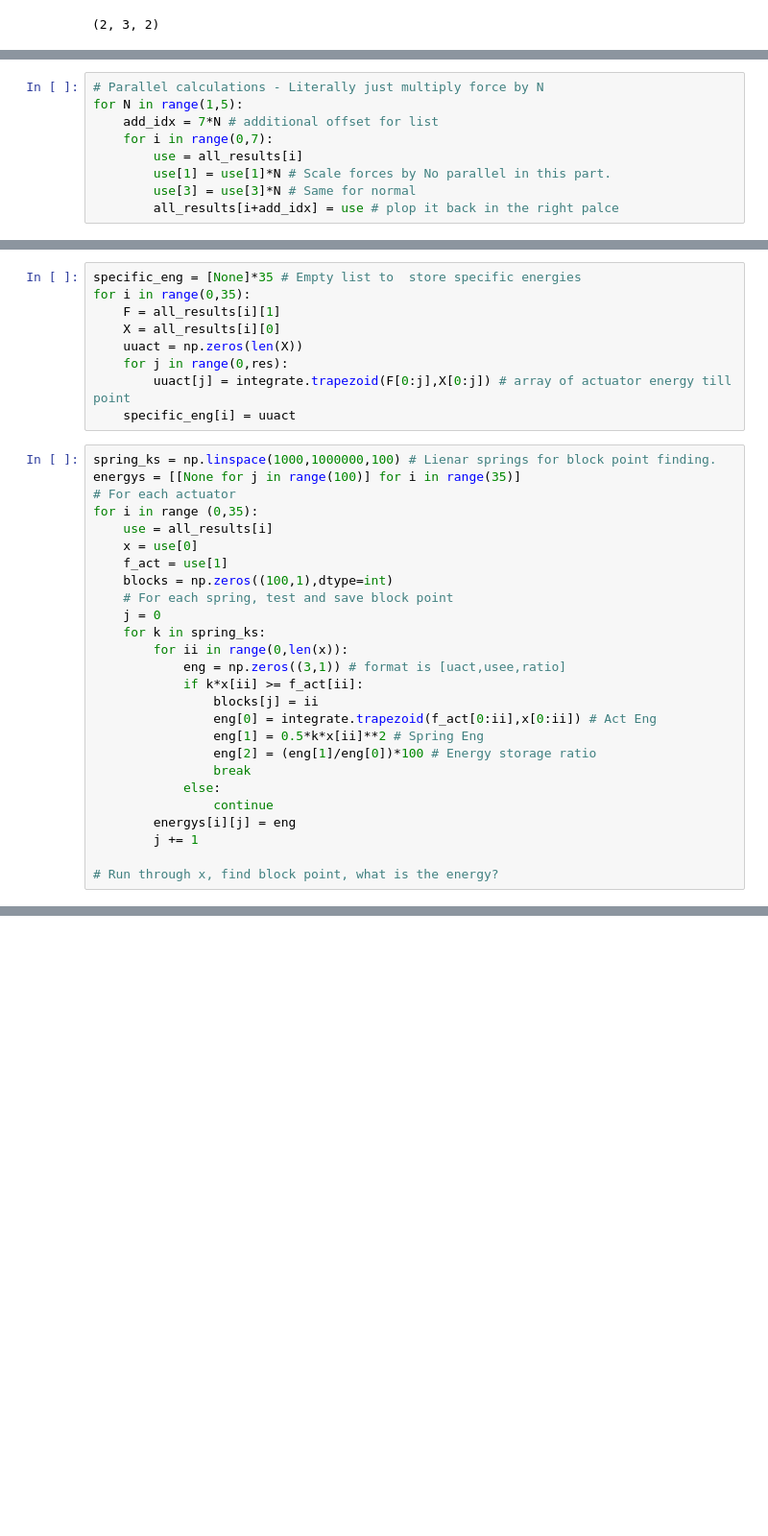
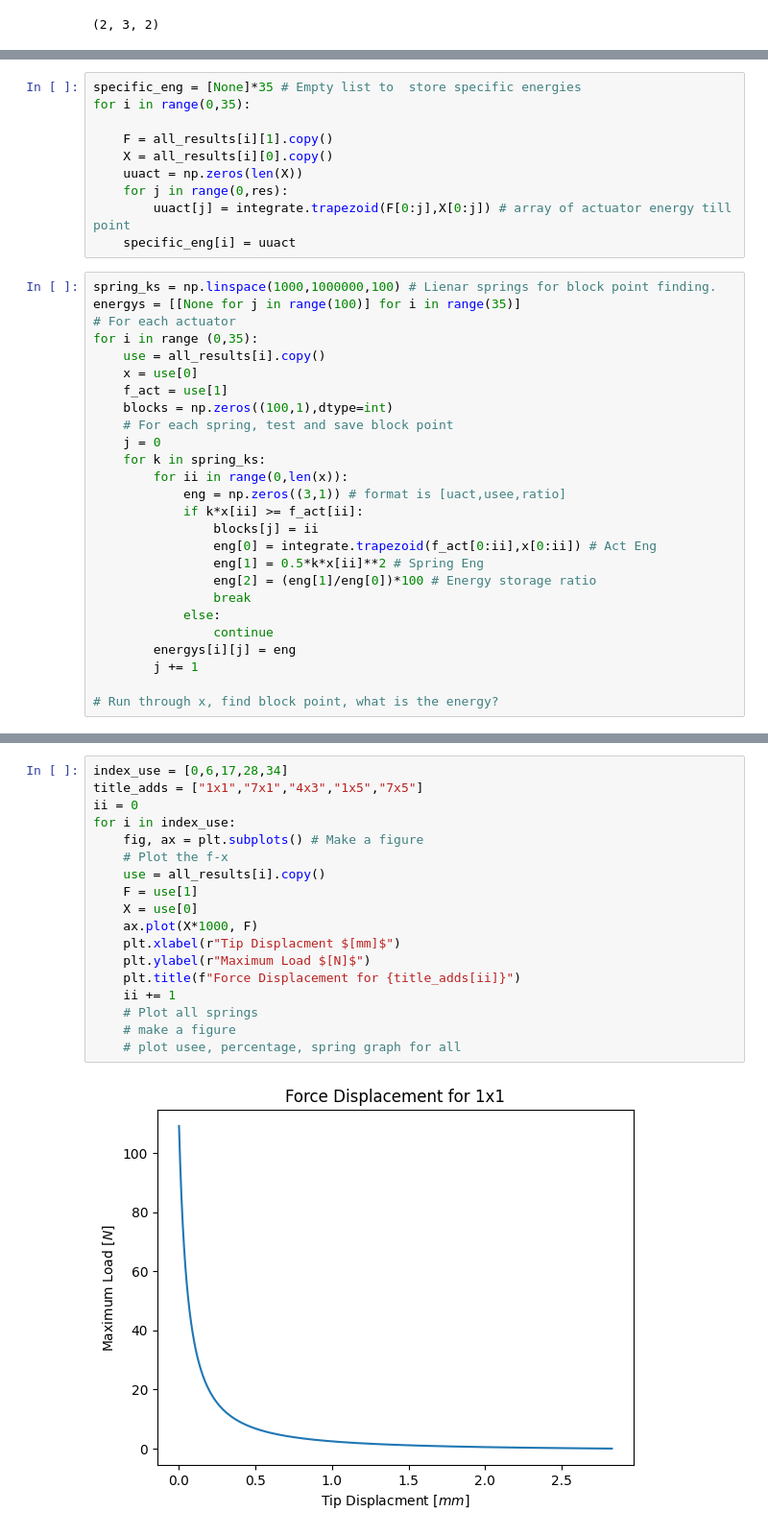
Before and after one commit to Globbo-The-Glob/PhD_Code, a Jupyter notebook: PH_moderncode.ipynb, the cells around one changed output, grey strips where cells are left out. Shown at 96% size. Cells and saved outputs as stored; diff of their text form; blank space fills up the shorter version.

Commit message:
f-x_graphs_working

```diff
--- a/PH_moderncode.ipynb
+++ b/PH_moderncode.ipynb
@@ -193,9 +210,0 @@ for nn in range(2,8):
-# %%
-# Parallel calculations - Literally just multiply force by N
-for N in range(1,5):
-    add_idx = 7*N # additional offset for list
-    for i in range(0,7):
-        use = all_results[i]
-        use[1] = use[1]*N # Scale forces by No parallel in this part.
-        use[3] = use[3]*N # Same for normal
-        all_results[i+add_idx] = use # plop it back in the right palce
@@ -202,8 +240,9 @@ for N in range(1,5):
 # %%
 specific_eng = [None]*35 # Empty list to  store specific energies
 for i in range(0,35):
-    F = all_results[i][1]
-    X = all_results[i][0]
+
+    F = all_results[i][1].copy()
+    X = all_results[i][0].copy()
     uuact = np.zeros(len(X))
     for j in range(0,res):
         uuact[j] = integrate.trapezoid(F[0:j],X[0:j]) # array of actuator energy till point
@@ -213,7 +252,7 @@ spring_ks = np.linspace(1000,1000000,100) # Lienar springs for block point findi
 energys = [[None for j in range(100)] for i in range(35)]
 # For each actuator
 for i in range (0,35):
-    use = all_results[i]
+    use = all_results[i].copy()
     x = use[0]
     f_act = use[1]
     blocks = np.zeros((100,1),dtype=int)
@@ -241,0 +276,20 @@ array([[0.35824119],
+# %%
+index_use = [0,6,17,28,34]
+title_adds = ["1x1","7x1","4x3","1x5","7x5"]
+ii = 0
+for i in index_use:
+    fig, ax = plt.subplots() # Make a figure
+    # Plot the f-x
+    use = all_results[i].copy()
+    F = use[1]
+    X = use[0]
+    ax.plot(X*1000, F)
+    plt.xlabel(r"Tip Displacment $[mm]$")
+    plt.ylabel(r"Maximum Load $[N]$")
+    plt.title(f"Force Displacement for {title_adds[ii]}")
+    ii += 1
+    # Plot all springs
+    # make a figure
+    # plot usee, percentage, spring graph for all
+# %% [output]
+[figure, added]
```
Also changed, not shown: parts of 4 cells of this notebook.
